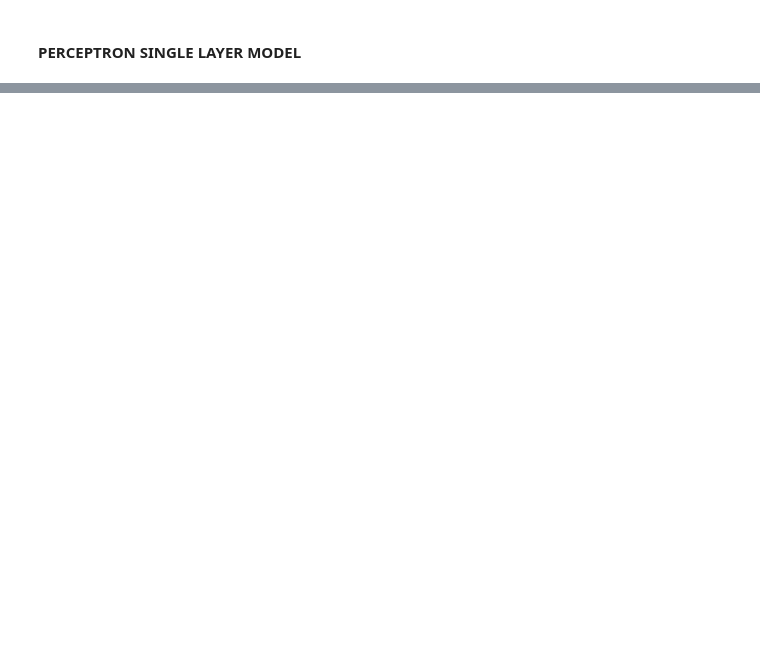
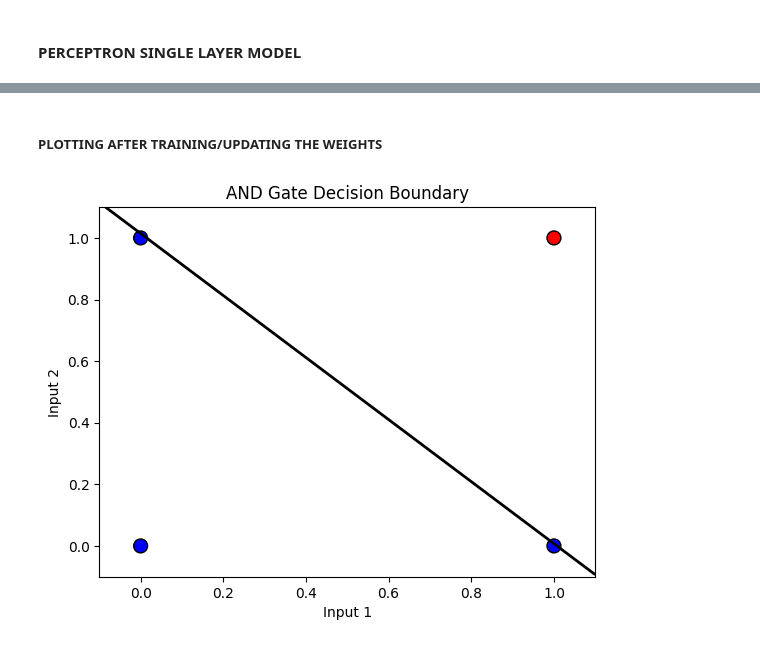
Before and after one commit to Raihan2511/Deep_Learning_hands_on, a Jupyter notebook: src/ass_01.ipynb, the cells around one changed output, grey strips where cells are left out. Cells and saved outputs as stored; diff of their text form; code cells hidden in the pictures; blank space fills up the shorter version.

Commit message:
single layer perceptron done

```diff
--- a/src/ass_01.ipynb
+++ b/src/ass_01.ipynb
@@ -12,7 +15,8 @@ class Perceptron:
         self.learning_rate=learning_rate
 
     def weighted_sum(self,inputs):
-        sum=np.dot(inputs,self.weights[1:])+self.weights[0]
+        sum=0
+        sum=np.dot(inputs,self.weights[1:])  +  self.weights[0]
         return sum
     def step_fun(self,value):
         if value>=0:
@@ -20,8 +24,8 @@ class Perceptron:
         else:
             return 0
     def predict(self,inputs):
-        sum=self.weighted_sum(inputs)
-        return self.step_fun(sum)
+        sum_value=self.weighted_sum(inputs)
+        return self.step_fun(sum_value)
 
     def loss_fun(self,actual,predicted):
         return actual-predicted
@@ -30,14 +34,17 @@ class Perceptron:
     def train(self,inputs,actual):
         prediction=self.predict(inputs)
         error_val=self.loss_fun(actual,prediction)
+        print(f"Input: {inputs},\tTarget: {actual},\tcurr_weight: {self.weights[1:]},\tbias: {self.weights[0]},\tPredicted: {prediction},\tError: {error_val}")
         if error_val!=0:
-            print(f"  Input: {inputs}, Target: {actual}, Predicted: {prediction}, Error: {error_val}")
             self.weights[1:]+=self.learning_rate*error_val*inputs
             self.weights[0]+=self.learning_rate*error_val
-        print(f"  Updated Weights: {self.weights[1:]}, Bias: {self.weights[0]}")
+        print(f"Updated Weights: {self.weights[1:]},\tBias: {self.weights[0]},\tError: {error_val}\n")
 
     def fit(self,X,y,epochs):
         for i in range(epochs):
             print(f"\nEpoch {i + 1}:")
             for inputs,actual in zip(X,y):
                 self.train(inputs,actual)
+        final_weights =self.weights[1:]
+        final_bias=self.weights[0]
+        return final_weights,final_bias
@@ -45,7 +54,10 @@ class Perceptron:
 X = np.array([[0, 0], [0, 1], [1, 0], [1, 1]])
 y = np.array([0, 0, 0, 1])
 perceptron = Perceptron(2)
-perceptron.fit(X, y, 100)
+
+final_weights,final_bias=perceptron.fit(X, y, 1000)
+print("final_weights: ",final_weights)
+print("final_bias: ",final_bias)
 print("\nTesting perceptron predictions after training:")
 for x in X:
     print(f"Input: {x}, Predicted Output: {perceptron.predict(x)}")
@@ -144,0 +82,22 @@ Input: [1 1], Predicted Output: 1
+# %% [markdown]
+##### PLOTTING AFTER TRAINING/UPDATING THE WEIGHTS
+# %%
+x1_vals = np.linspace(-0.1, 1.1, 100)
+x2_vals = np.linspace(-0.1, 1.1, 100)
+x1_grid, x2_grid = np.meshgrid(x1_vals, x2_vals)
+
+z = final_weights[0:1] * x1_grid + final_weights[1:2] * x2_grid + final_bias
+
+plt.scatter(X[:, 0], X[:, 1], c=y, cmap='bwr', marker='o', s=100, edgecolors='black')
+plt.contour(x1_grid, x2_grid, z, levels=[0], colors='black', linewidths=2)
+
+plt.xlabel("Input 1")
+plt.ylabel("Input 2")
+plt.title("AND Gate Decision Boundary")
+plt.xlim(-0.1, 1.1)
+plt.ylim(-0.1, 1.1)
+
+
+plt.show()
+# %% [output]
+[figure, added]
```
Also changed, not shown: parts of 6 cells of this notebook.
